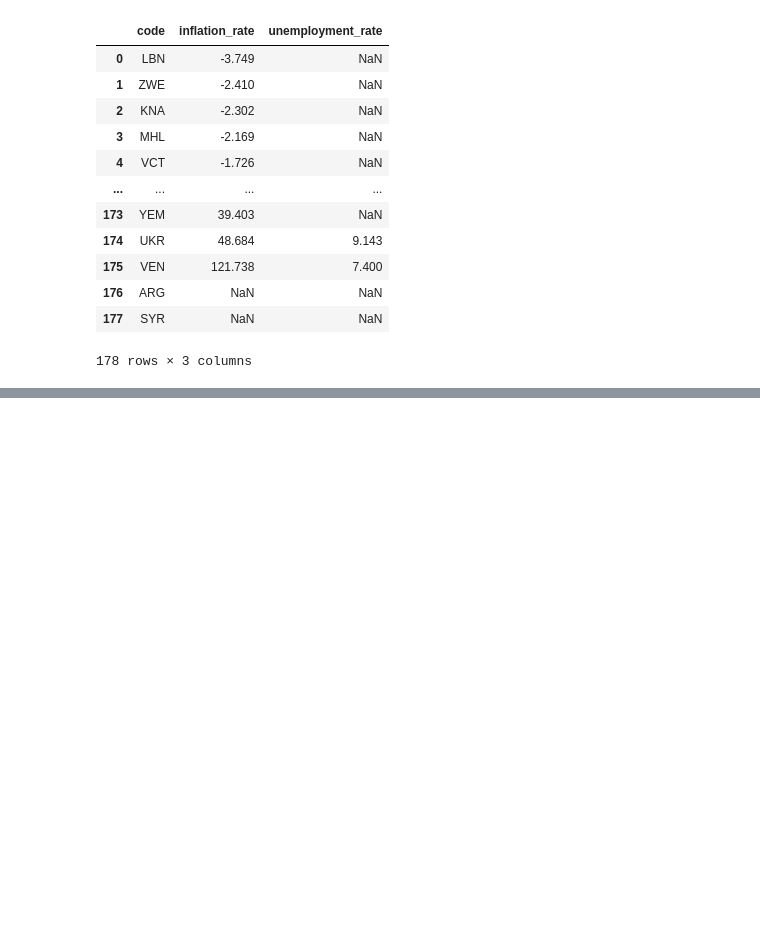
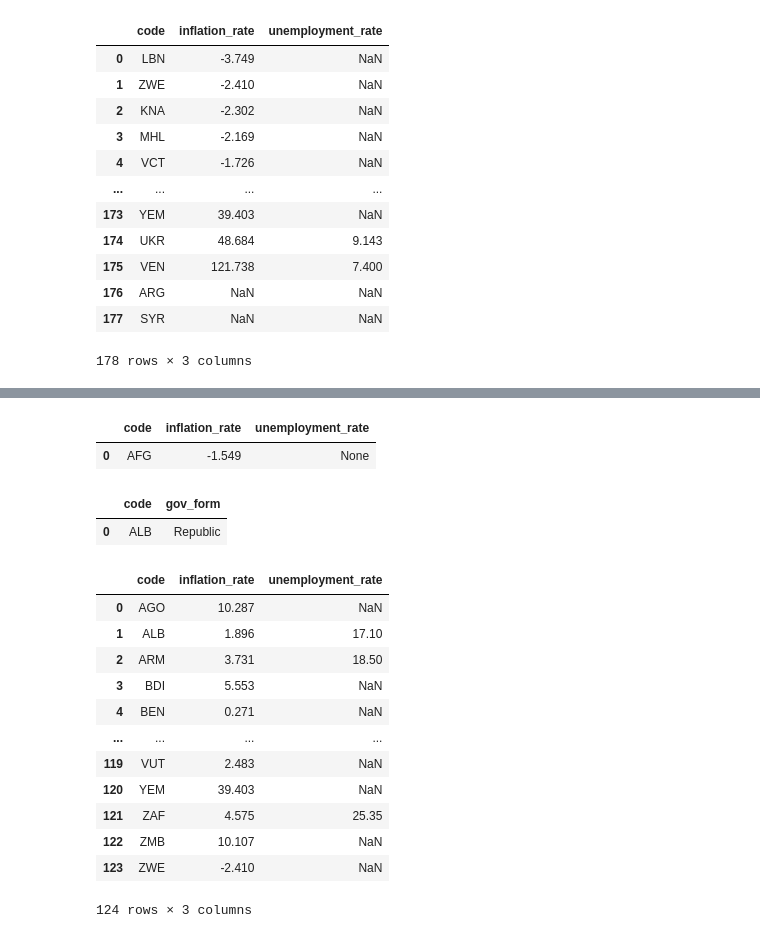
Before and after one commit to RheoTechnicalX/SQL_Training, a Jupyter notebook: 3joiningdata1.ipynb, the cells around one changed output, grey strips where cells are left out. Cells and saved outputs as stored; diff of their text form; code cells hidden in the pictures; blank space fills up the shorter version.

```diff
--- a/3joiningdata1.ipynb
+++ b/3joiningdata1.ipynb
@@ -658,0 +1242,60 @@ LIMIT 10;
+# %%
+from sqlalchemy import text
+query = """
+SELECT economies.code, economies.inflation_rate, economies.unemployment_rate
+FROM economies
+WHERE year = 2015
+LIMIT 1
+"""
+df = pd.read_sql(text(query),eg)
+df
+# %% [output]
+|  | code | inflation_rate | unemployment_rate |
+| 0 | AFG | -1.549 | None |
+# %%
+from sqlalchemy import text
+query = """
+
+SELECT countries.code, countries.gov_form
+FROM countries
+WHERE gov_form LIKE 'Republic' OR gov_form LIKE 'Monarchy'
+
+LIMIT 1
+"""
+df = pd.read_sql(text(query),eg)
+df
+# %% [output]
+|  | code | gov_form |
+| 0 | ALB | Republic |
+# %%
+from sqlalchemy import text
+query = """
+
+SELECT economies.code, economies.inflation_rate, economies.unemployment_rate
+FROM economies
+WHERE year = 2015
+    AND code IN
+    (SELECT countries.code
+    FROM countries
+    WHERE gov_form LIKE 'Republic' OR gov_form LIKE 'Monarchy')
+
+
+"""
+df = pd.read_sql(text(query),eg)
+df
+
+# Here's the different between filtering with WHERE and JOIN because I can not present Republic/Monarchy unless I join
+# %% [output]
+|  | code | inflation_rate | unemployment_rate |
+| 0 | AGO | 10.287 | NaN |
+| 1 | ALB | 1.896 | 17.10 |
+| 2 | ARM | 3.731 | 18.50 |
+| 3 | BDI | 5.553 | NaN |
+| 4 | BEN | 0.271 | NaN |
+| ... | ... | ... | ... |
+| 119 | VUT | 2.483 | NaN |
+| 120 | YEM | 39.403 | NaN |
+| 121 | ZAF | 4.575 | 25.35 |
+| 122 | ZMB | 10.107 | NaN |
+| 123 | ZWE | -2.410 | NaN |
+124 rows × 3 columns
```
Also changed, not shown: parts of 40 cells of this notebook.
